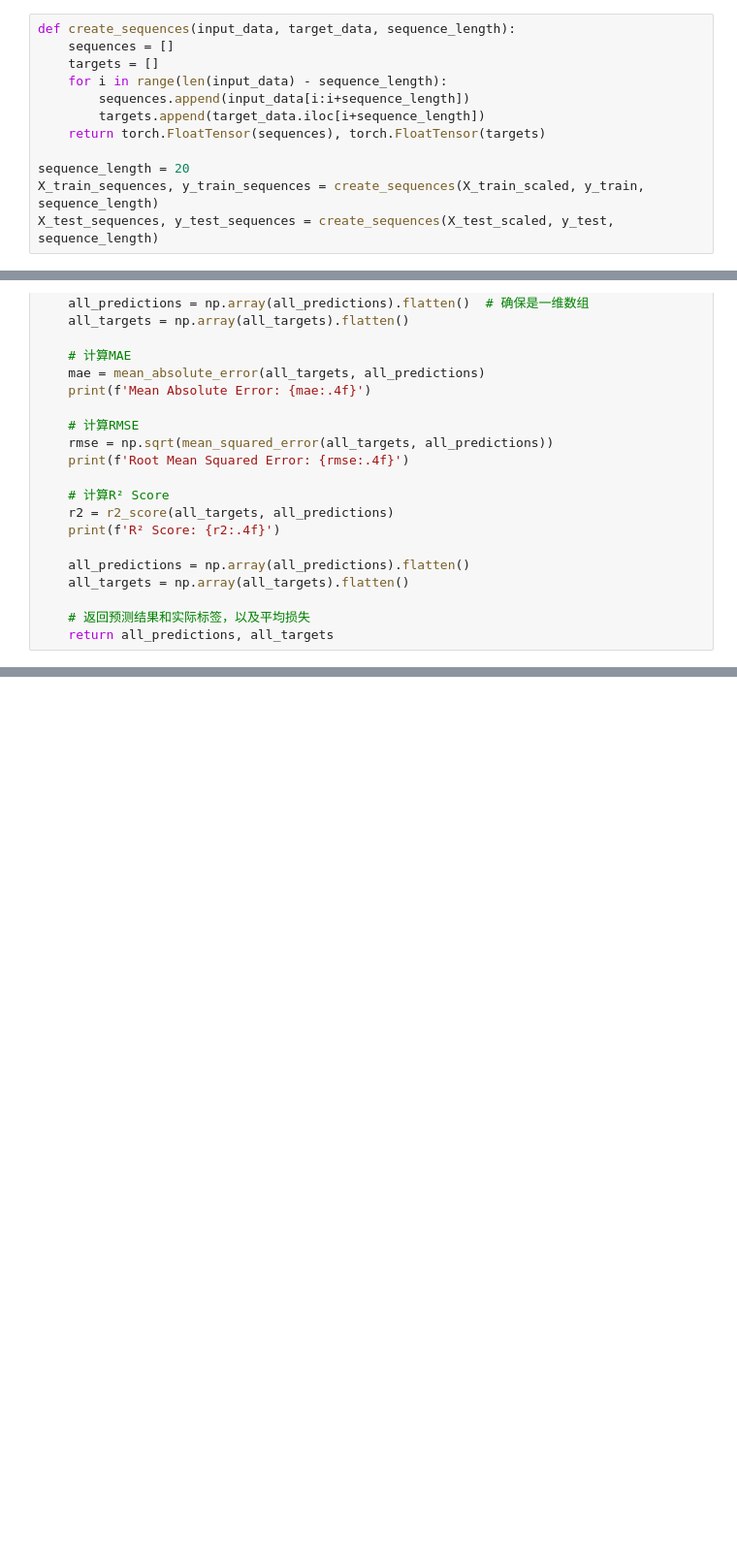
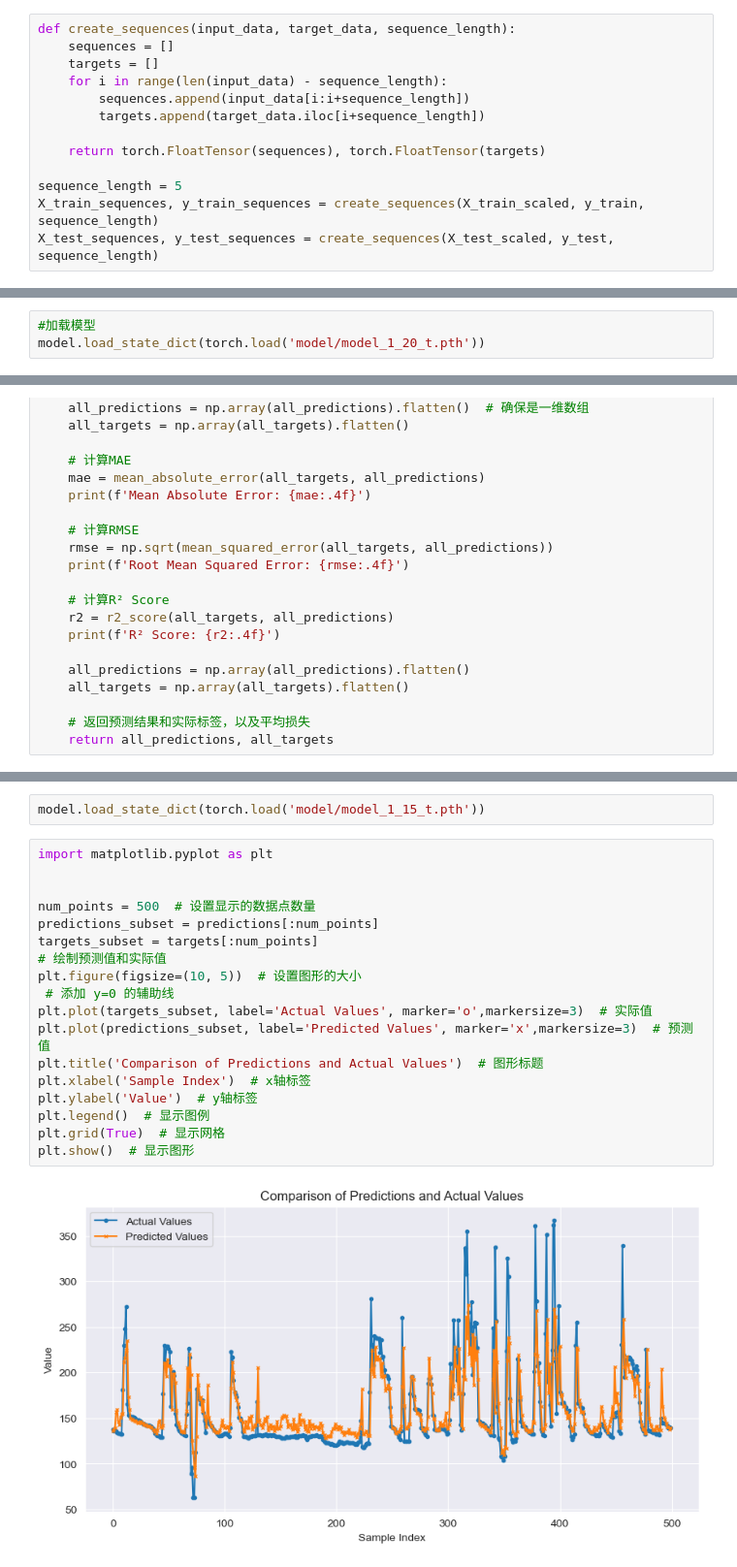
Before and after one commit to UoB-DSMP-2023-24/dsmp-2024-group20, a Jupyter notebook: LSTM(reg).ipynb, the cells around one changed output, grey strips where cells are left out. Shown: that part at 97% size. Drawn from its saved outputs; the diff is of its cells as text; blank space fills up the shorter version.

```diff
--- a/LSTM(reg).ipynb
+++ b/LSTM(reg).ipynb
@@ -58,9 +60,10 @@ def create_sequences(input_data, target_data, sequence_length):
     for i in range(len(input_data) - sequence_length):
         sequences.append(input_data[i:i+sequence_length])
         targets.append(target_data.iloc[i+sequence_length])
+
     return torch.FloatTensor(sequences), torch.FloatTensor(targets)
 
-sequence_length = 20
+sequence_length = 5
 X_train_sequences, y_train_sequences = create_sequences(X_train_scaled, y_train, sequence_length)
 X_test_sequences, y_test_sequences = create_sequences(X_test_scaled, y_test, sequence_length)
 # %%
@@ -155,0 +150,3 @@ Training complete.
+# %%
+#加载模型
+model.load_state_dict(torch.load('model/model_1_20_t.pth'))
@@ -228,0 +217,22 @@ plt.show()  # 显示图形
+# %%
+model.load_state_dict(torch.load('model/model_1_15_t.pth'))
+# %%
+import matplotlib.pyplot as plt
+
+
+num_points = 500  # 设置显示的数据点数量
+predictions_subset = predictions[:num_points]
+targets_subset = targets[:num_points]
+# 绘制预测值和实际值
+plt.figure(figsize=(10, 5))  # 设置图形的大小
+ # 添加 y=0 的辅助线
+plt.plot(targets_subset, label='Actual Values', marker='o',markersize=3)  # 实际值
+plt.plot(predictions_subset, label='Predicted Values', marker='x',markersize=3)  # 预测值
+plt.title('Comparison of Predictions and Actual Values')  # 图形标题
+plt.xlabel('Sample Index')  # x轴标签
+plt.ylabel('Value')  # y轴标签
+plt.legend()  # 显示图例
+plt.grid(True)  # 显示网格
+plt.show()  # 显示图形
+# %% [output]
+[figure, added]
```
Also changed, not shown: parts of 7 cells of this notebook, 24 other files.
